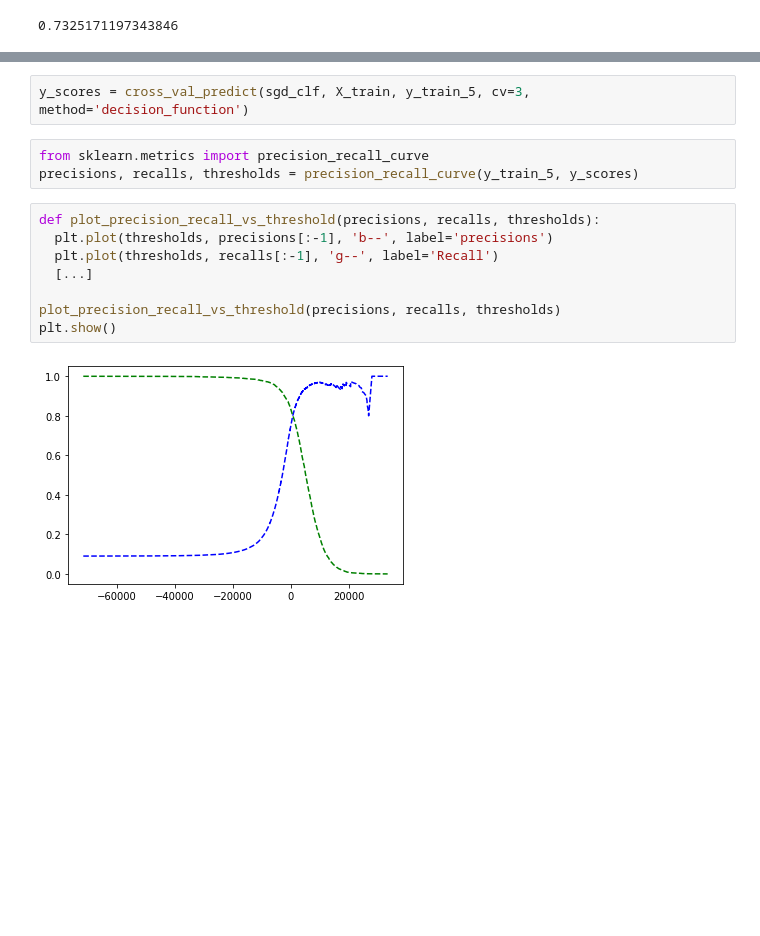
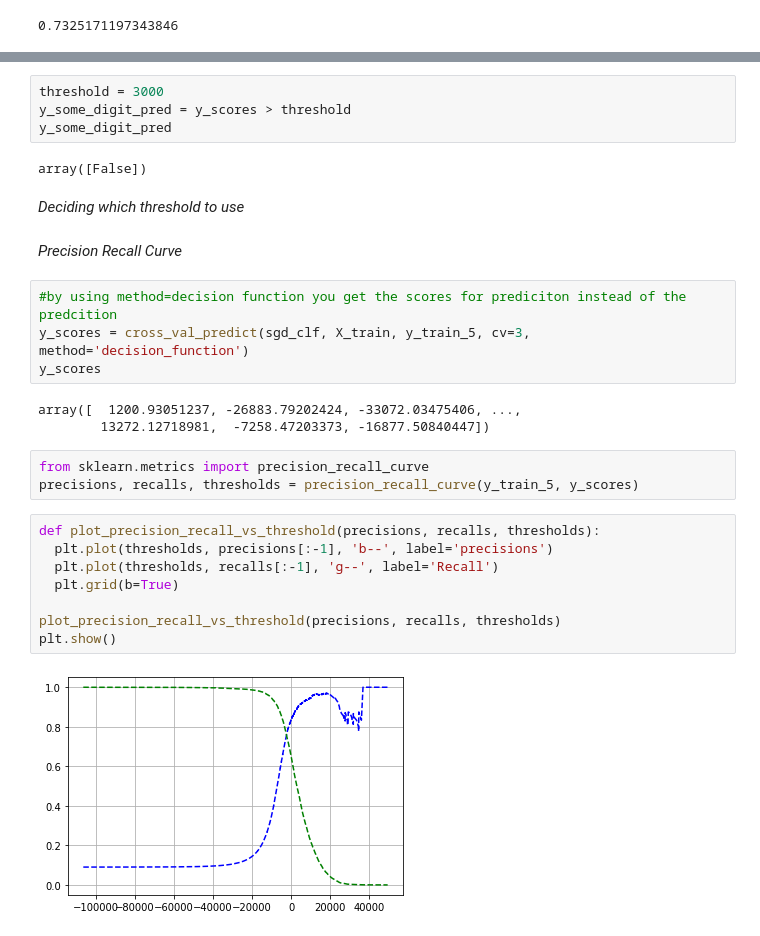
Before and after one commit to tharindatj/HandsOnMachinerLearning, a Jupyter notebook: classification_chapter3.ipynb, the cells around one changed output, grey strips where cells are left out. Drawn from its saved outputs; the diff is of its cells as text; blank space fills up the shorter version.

```diff
--- a/classification_chapter3.ipynb
+++ b/classification_chapter3.ipynb
@@ -89,15 +105,30 @@ f1_score(y_train_5, y_train_pred)
+# %%
+threshold = 3000
+y_some_digit_pred = y_scores > threshold
+y_some_digit_pred
+# %% [output]
+array([False])
+# %% [markdown]
+*Deciding which threshold to use*
+# %% [markdown]
+*Precision Recall Curve*
 # %%
+#by using method=decision function you get the scores for prediciton instead of the predcition
 y_scores = cross_val_predict(sgd_clf, X_train, y_train_5, cv=3, method='decision_function')
+y_scores
+# %% [output]
+array([  1200.93051237, -26883.79202424, -33072.03475406, ...,
+        13272.12718981,  -7258.47203373, -16877.50840447])
 # %%
 from sklearn.metrics import precision_recall_curve
 precisions, recalls, thresholds = precision_recall_curve(y_train_5, y_scores)
 # %%
 def plot_precision_recall_vs_threshold(precisions, recalls, thresholds):
   plt.plot(thresholds, precisions[:-1], 'b--', label='precisions')
   plt.plot(thresholds, recalls[:-1], 'g--', label='Recall')
-  [...]
+  plt.grid(b=True)
 
 plot_precision_recall_vs_threshold(precisions, recalls, thresholds)
 plt.show()
 # %% [output]
-[figure, old version]
+[figure, new version]
```
Also changed, not shown: parts of 31 cells of this notebook.
